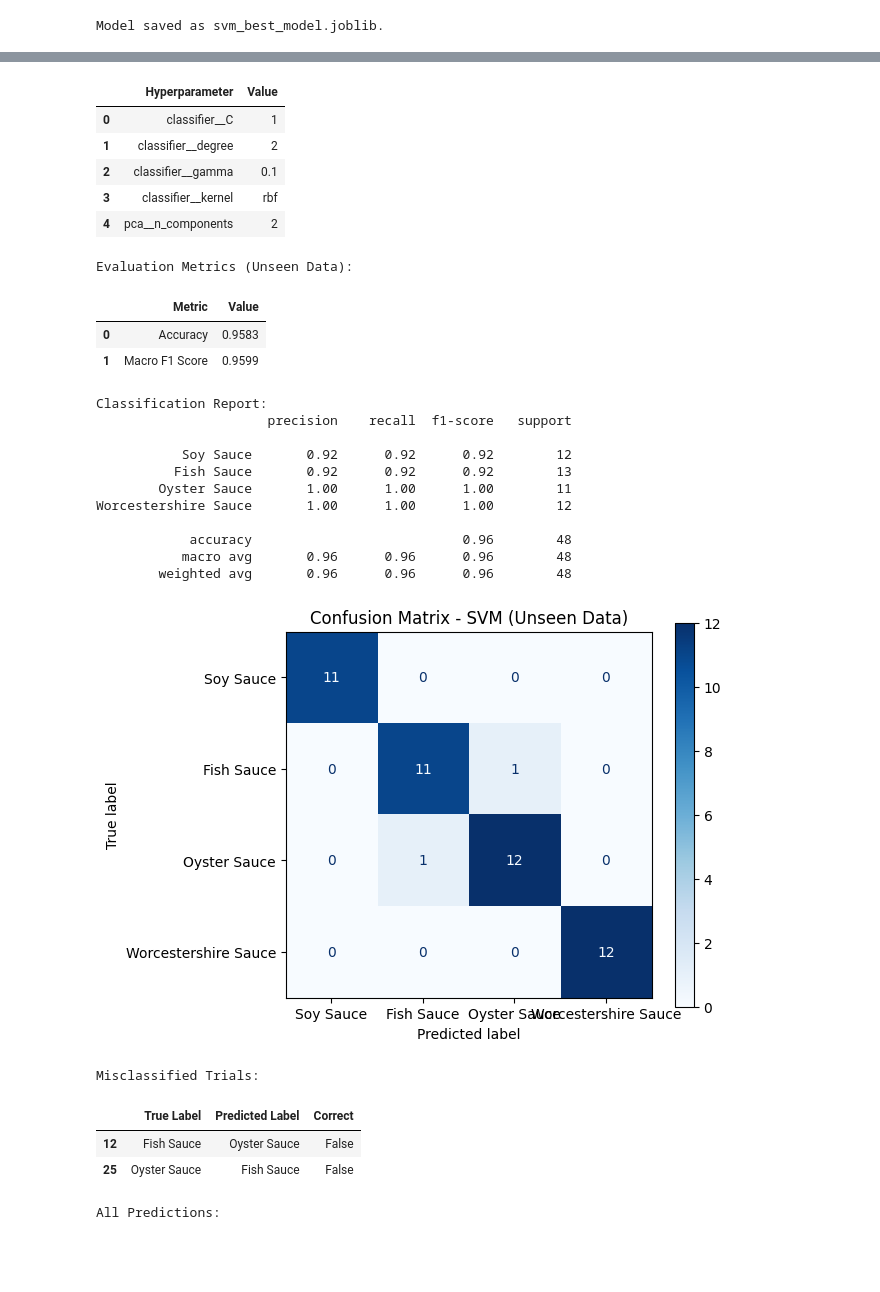
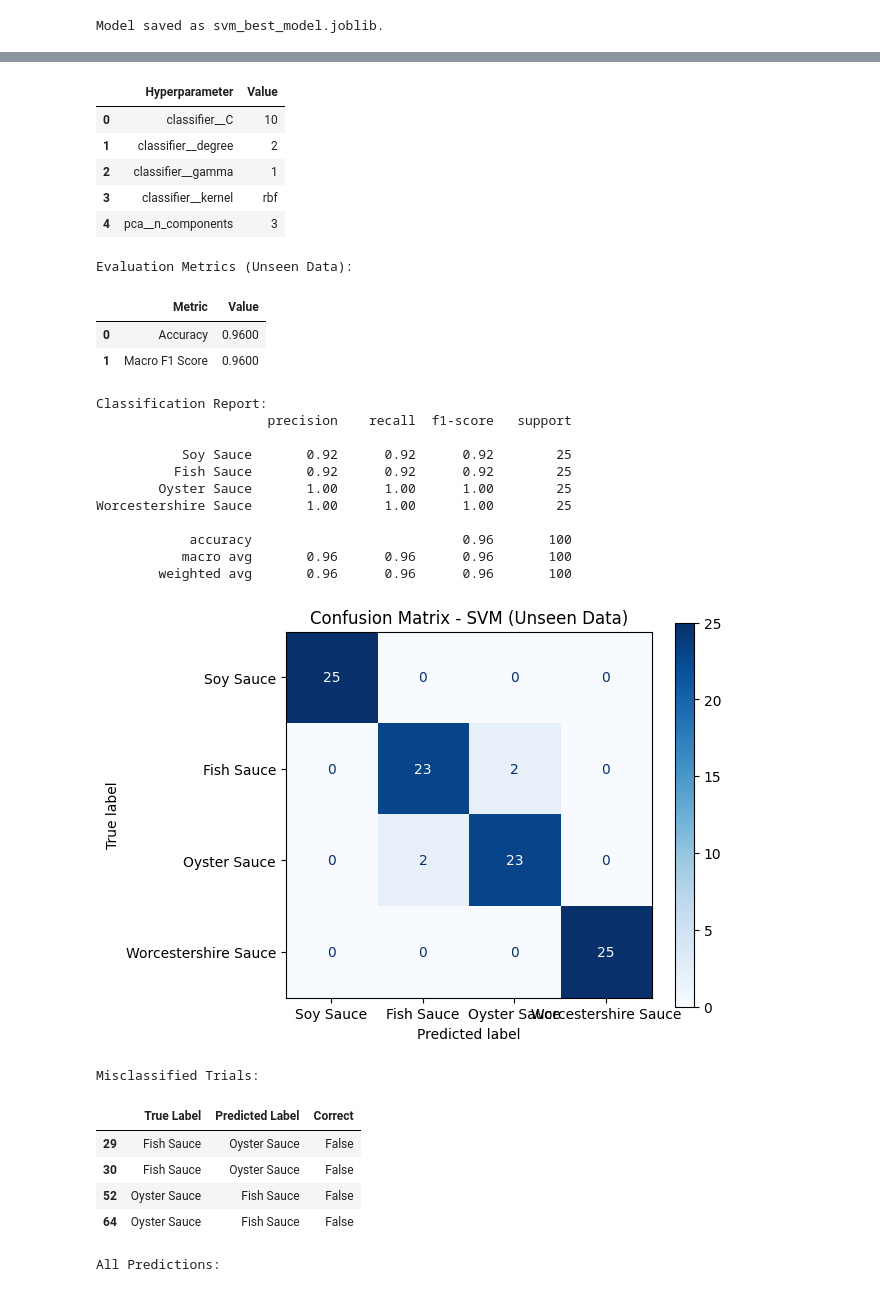
Before and after one commit to cbbendol23/enose-dark-sauce-classification, a Jupyter notebook: Draft1_Software.ipynb, the cells around one changed output, grey strips where cells are left out. Saved outputs shown, nothing was run; the diff lists cells and outputs as text; code cells hidden in the pictures; blank space fills up the shorter version.

Commit message:
training set done

```diff
--- a/Draft1_Software.ipynb
+++ b/Draft1_Software.ipynb
@@ -75,7 +38,7 @@ ModuleNotFoundError: No module named 'seaborn'
 # %%
 # Training the Model
 
-main_voc_df = pd.read_csv('data_trainingV1.csv')
+main_voc_df = pd.read_csv('training_set.csv')
 X = main_voc_df.drop(columns=['Label'])
 y = main_voc_df['Label']
 
@@ -162,5 +123,5 @@ The `ci` parameter is deprecated. Use `errorbar=None` for the same effect.
 # %%
-new_df = pd.read_csv('sauce_trials_summary_mean.csv')
+new_df = pd.read_csv('training_set.csv')
 X_new = new_df.drop(columns=['Label'])
 Y_new = new_df['Label']
 
@@ -194,50 +155,52 @@ disp.plot(cmap="Blues")
 plt.title("Confusion Matrix - SVM (Unseen Data)")
 plt.tight_layout()
 plt.show()
 
 
 results_df = pd.DataFrame({
     'True Label': Y_new,
     'Predicted Label': predictions
 })
 results_df['Correct'] = results_df['True Label'] == results_df['Predicted Label']
 
 misclassified = results_df[~results_df['Correct']]
 
 print("\nMisclassified Trials:")
 display(misclassified)
 
 print("\nAll Predictions:")
 display(results_df)
 #
 # %% [output]
 Best Hyperparameters:
 |  | Hyperparameter | Value |
-| 0 | classifier__C | 1 |
+| 0 | classifier__C | 10 |
 | 1 | classifier__degree | 2 |
-| 2 | classifier__gamma | 0.1 |
+| 2 | classifier__gamma | 1 |
 | 3 | classifier__kernel | rbf |
-| 4 | pca__n_components | 2 |
+| 4 | pca__n_components | 3 |
 Evaluation Metrics (Unseen Data):
 |  | Metric | Value |
-| 0 | Accuracy | 0.9583 |
-| 1 | Macro F1 Score | 0.9599 |
+| 0 | Accuracy | 0.9600 |
+| 1 | Macro F1 Score | 0.9600 |
 Classification Report:
                       precision    recall  f1-score   support
 
-           Soy Sauce       0.92      0.92      0.92        12
-          Fish Sauce       0.92      0.92      0.92        13
-        Oyster Sauce       1.00      1.00      1.00        11
-Worcestershire Sauce       1.00      1.00      1.00        12
+           Soy Sauce       0.92      0.92      0.92        25
+          Fish Sauce       0.92      0.92      0.92        25
+        Oyster Sauce       1.00      1.00      1.00        25
+Worcestershire Sauce       1.00      1.00      1.00        25
 
-            accuracy                           0.96        48
-           macro avg       0.96      0.96      0.96        48
-        weighted avg       0.96      0.96      0.96        48
+            accuracy                           0.96       100
+           macro avg       0.96      0.96      0.96       100
+        weighted avg       0.96      0.96      0.96       100
-[figure, old version]
+[figure, new version]
 Misclassified Trials:
 |  | True Label | Predicted Label | Correct |
-| 12 | Fish Sauce | Oyster Sauce | False |
-| 25 | Oyster Sauce | Fish Sauce | False |
+| 29 | Fish Sauce | Oyster Sauce | False |
+| 30 | Fish Sauce | Oyster Sauce | False |
+| 52 | Oyster Sauce | Fish Sauce | False |
+| 64 | Oyster Sauce | Fish Sauce | False |
 All Predictions:
 |  | True Label | Predicted Label | Correct |
 | 0 | Soy Sauce | Soy Sauce | True |
```
Also changed, not shown: parts of 6 cells of this notebook, 11 other files.
